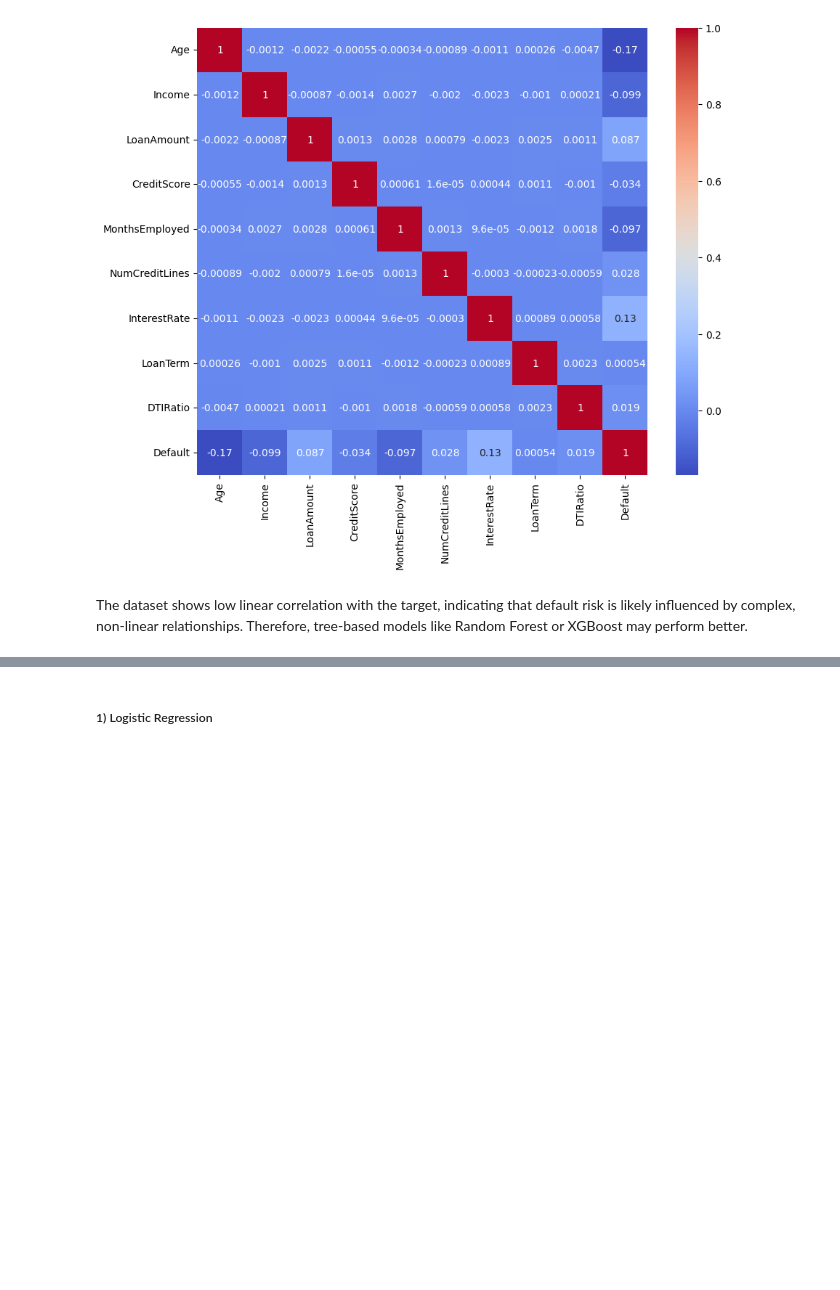
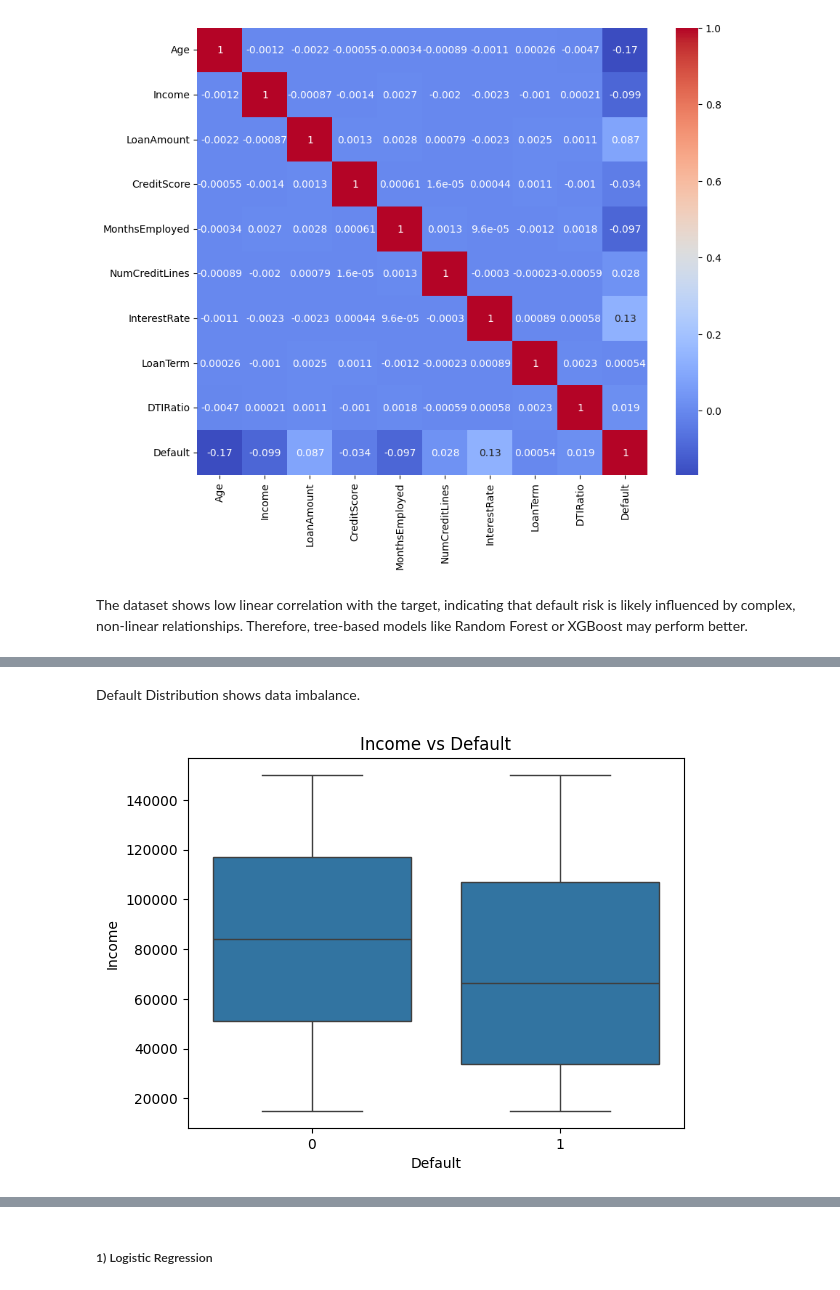
Before and after one commit to himanshu-uike/Credit-Risk-Prediction, a Jupyter notebook: credit_risk.ipynb, the cells around one changed output, grey strips where cells are left out. Saved outputs shown, nothing was run; the diff lists cells and outputs as text; code cells hidden in the pictures; blank space fills up the shorter version.

```diff
--- a/credit_risk.ipynb
+++ b/credit_risk.ipynb
@@ -105,0 +114,8 @@ The dataset shows low linear correlation with the target, indicating that defaul
+# %% [markdown]
+Default Distribution shows data imbalance.
+# %%
+sns.boxplot(data=df,x="Default",y="Income")
+plt.title("Income vs Default")
+plt.show()
+# %% [output]
+[figure, added]
```
Also changed, not shown: parts of 17 cells of this notebook.
